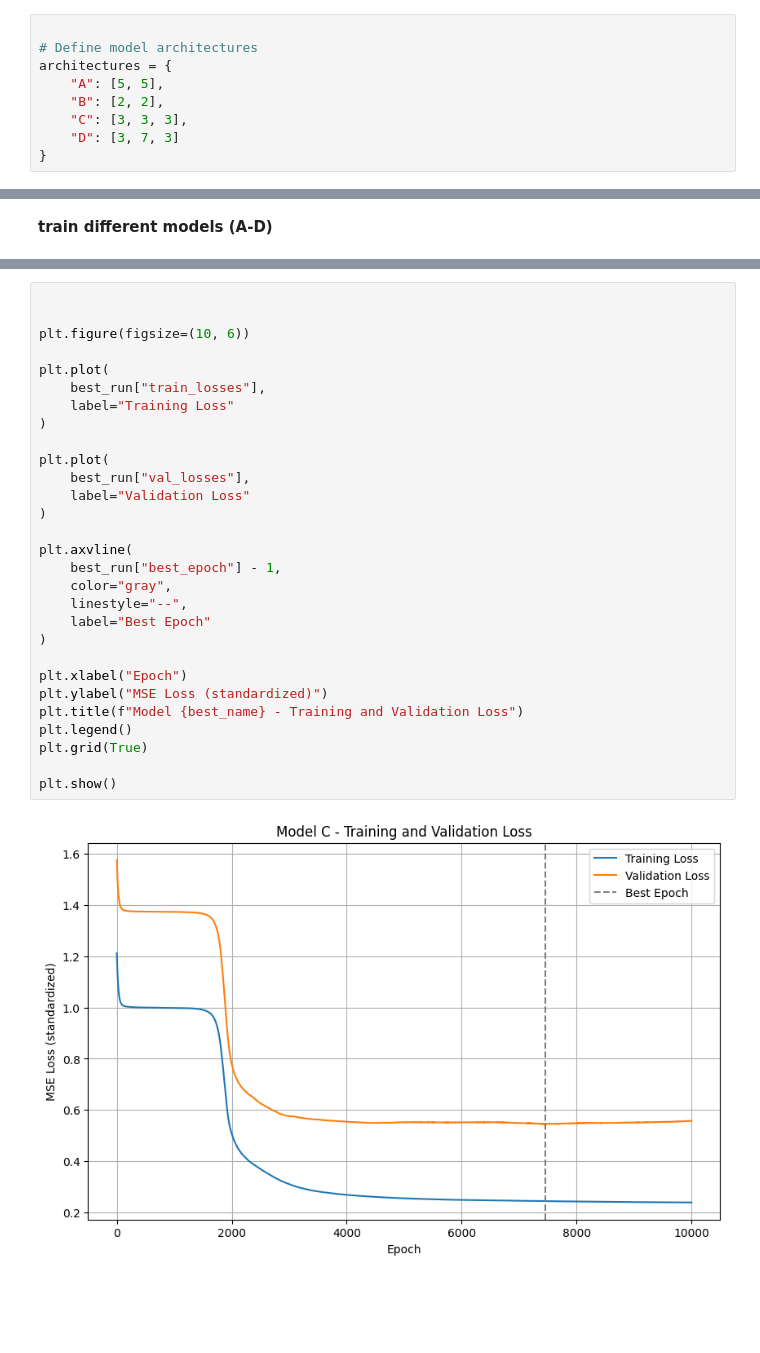
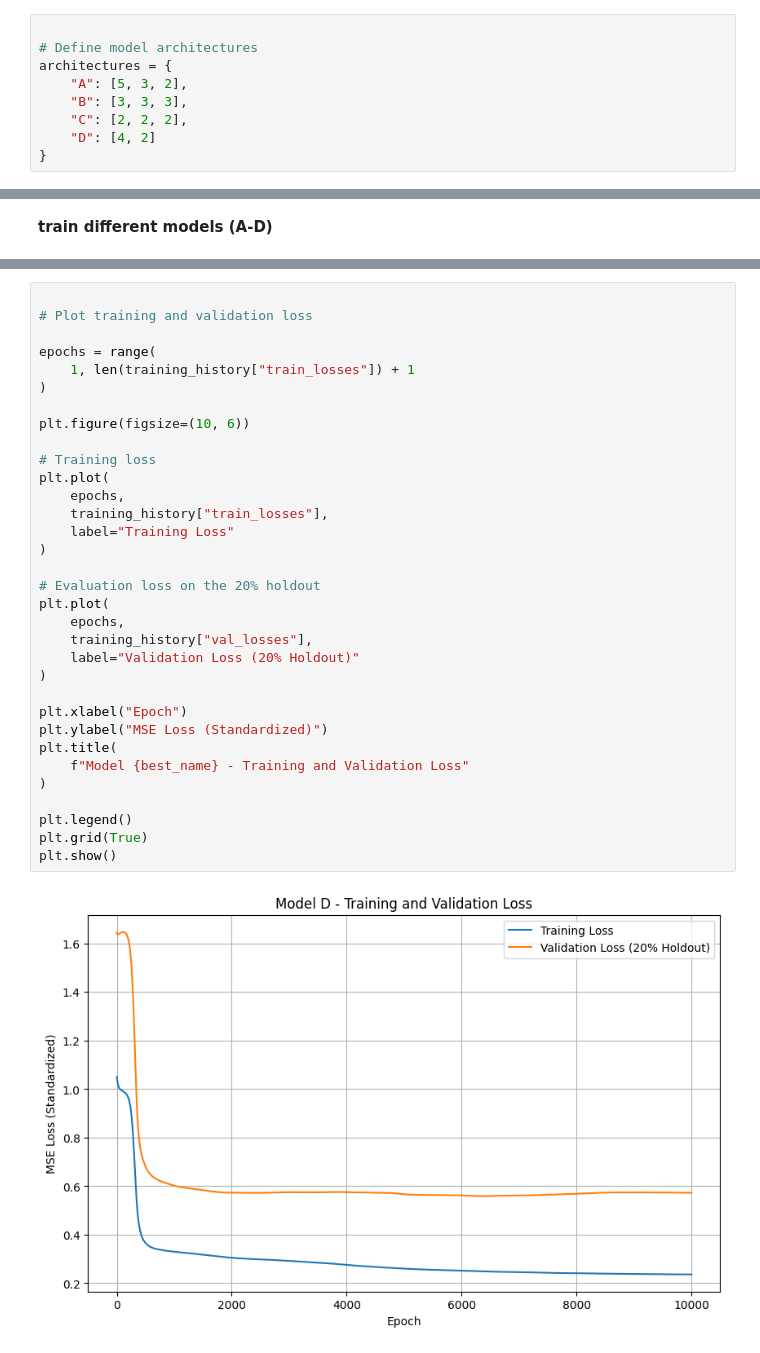
Before and after one commit to LennardBehmann/Intro-ML, a Jupyter notebook: Homework_6/ML_HW6_P1.ipynb, the cells around one changed output, grey strips where cells are left out. Drawn from its saved outputs; the diff is of its cells as text; blank space fills up the shorter version.

```diff
--- a/Homework_6/ML_HW6_P1.ipynb
+++ b/Homework_6/ML_HW6_P1.ipynb
@@ -192,10 +184,10 @@ def create_model(input_number, output_number, hidden_layers):
 
 # Define model architectures
 architectures = {
-    "A": [5, 5],
-    "B": [2, 2],
-    "C": [3, 3, 3],
-    "D": [3, 7, 3]
+    "A": [5, 3, 2],
+    "B": [3, 3, 3],
+    "C": [2, 2, 2],
+    "D": [4, 2]
 }
 # %%
 
@@ -423,32 +328,36 @@ Best Epoch: 7463
 # %%
 
+# Plot training and validation loss
+
+epochs = range(
+    1, len(training_history["train_losses"]) + 1
+)
 
 plt.figure(figsize=(10, 6))
 
+# Training loss
 plt.plot(
-    best_run["train_losses"],
+    epochs,
+    training_history["train_losses"],
     label="Training Loss"
 )
 
+# Evaluation loss on the 20% holdout
 plt.plot(
-    best_run["val_losses"],
-    label="Validation Loss"
-)
-
-plt.axvline(
-    best_run["best_epoch"] - 1,
-    color="gray",
-    linestyle="--",
-    label="Best Epoch"
+    epochs,
+    training_history["val_losses"],
+    label="Validation Loss (20% Holdout)"
 )
 
 plt.xlabel("Epoch")
-plt.ylabel("MSE Loss (standardized)")
-plt.title(f"Model {best_name} - Training and Validation Loss")
+plt.ylabel("MSE Loss (Standardized)")
+plt.title(
+    f"Model {best_name} - Training and Validation Loss"
+)
+
 plt.legend()
 plt.grid(True)
-
 plt.show()
 # %% [output]
-[figure, old version]
+[figure, new version]
 # %%
```
Also changed, not shown: parts of 17 cells of this notebook.
